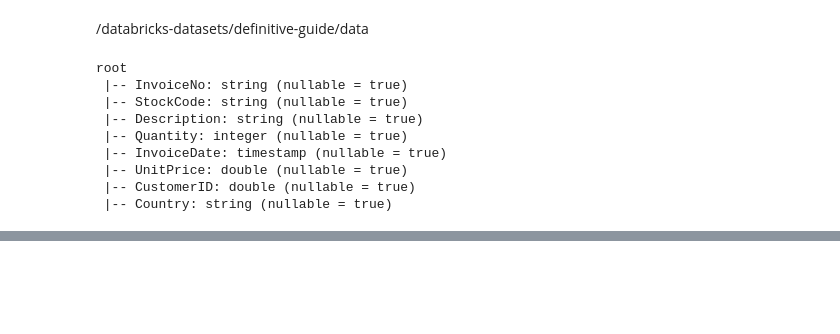
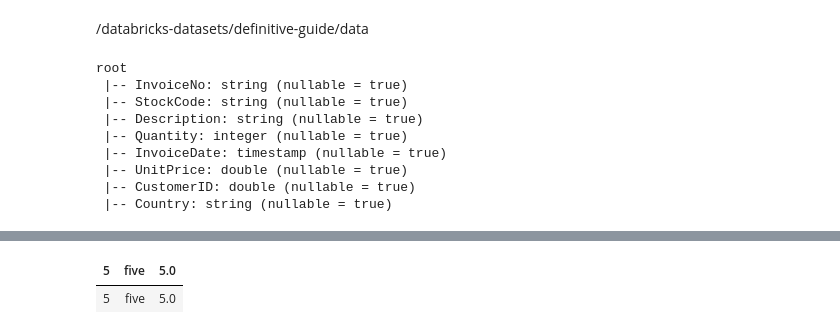
Before and after one commit to brianclements03/Databricks_Apache_Spark_Developer, a Jupyter notebook: Structured_APIs-Chapter_6_Working_with_Different_Types_of_Data.ipynb, the cells around one changed output, grey strips where cells are left out. Cells and saved outputs as stored; diff of their text form; code cells hidden in the pictures; blank space fills up the shorter version.

```diff
--- a/Structured_APIs-Chapter_6_Working_with_Different_Types_of_Data.ipynb
+++ b/Structured_APIs-Chapter_6_Working_with_Different_Types_of_Data.ipynb
@@ -23,3 +35,9 @@ df.select(lit(5), lit("five"), lit(5.0))
+# %%
+%sql
+SELECT 5, "five", 5.0
+# %% [output]
+| 5 | five | 5.0 |
+| 5 | five | 5.0 |
 # %%
 from pyspark.sql.functions import col
 df.where(col("InvoiceNo") != 536365)\
```
Also changed, not shown: parts of 26 cells of this notebook.
